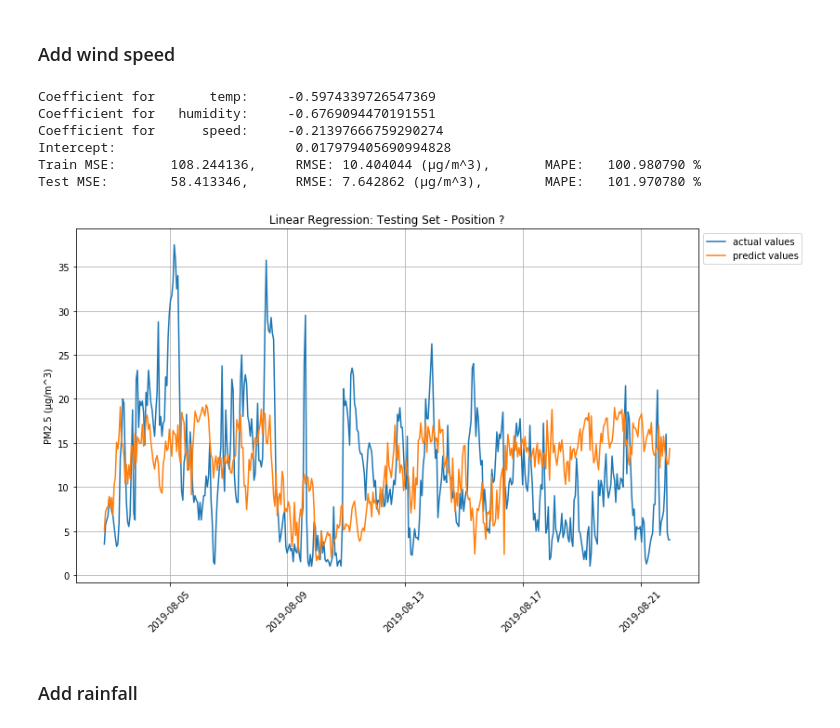
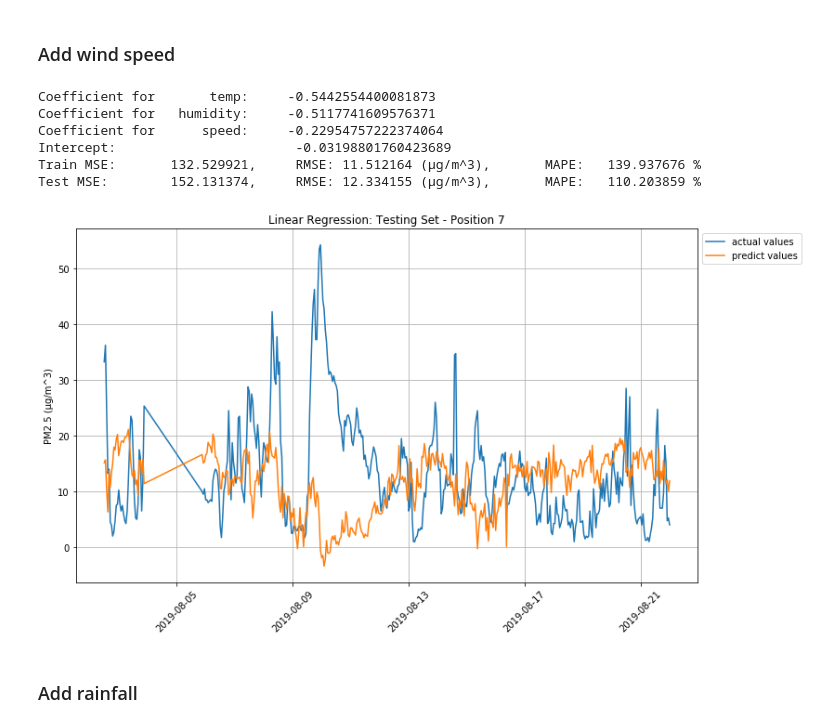
Before and after one commit to kevin110604/pm2.5_training, a Jupyter notebook: pm2.5_training_notebook.ipynb, the cells around one changed output. Saved outputs shown, nothing was run; the diff lists cells and outputs as text; code cells hidden in the pictures.

```diff
--- a/pm2.5_training_notebook.ipynb
+++ b/pm2.5_training_notebook.ipynb
@@ -579,8 +647,8 @@ wind = pd.DataFrame(wind_data)
 wind.set_index(['month', 'day', 'hour'], inplace=True)
 # %%
 # Load data
-pos = 3
-data3 = get_data_by_pos(3)
+pos = 7
+data3 = get_data_by_pos(pos)
 df3 = pd.DataFrame(data3)
 # Input time
 if pos == 2:
@@ -673,40 +741,40 @@ s = std_all['pm2.5']
 
 test_df_ori = test_df['pm2.5'] * s + m
 # Calculate MSE, MAPE for training set & test set
 
 def mean_absolute_percentage_error(y_true, y_pred):
     y_true, y_pred = np.array(y_true), np.array(y_pred)
     return np.mean(np.abs((y_true - y_pred) / y_true)) * 100
 
 train_mse = metrics.mean_squared_error(y_ori, predict_train_y_ori)
 test_mse = metrics.mean_squared_error(test_y_ori, predict_y_ori)
 
 train_mape = mean_absolute_percentage_error(y_ori, predict_train_y_ori)
 test_mape = mean_absolute_percentage_error(test_y_ori, predict_y_ori)
 
 print('Train MSE:\t %f,\t RMSE: %f (μg/m^3),\t MAPE:\t %f %%' % (train_mse, np.sqrt(train_mse), train_mape))
 print('Test MSE:\t %f,\t RMSE: %f (μg/m^3),\t MAPE:\t %f %%' % (test_mse, np.sqrt(test_mse), test_mape))
 # Add explicitly converter
 pd.plotting.register_matplotlib_converters()
 # Plt
 plt.figure(figsize=(12, 7))
 # plt.plot(test_df['time'], test_df_ori, label='actual values')
 plt.plot(test_df['time_shift'], test_y_ori, label='actual values')
 plt.plot(test_df['time_shift'], predict_y_ori, label='predict values')
 plt.xticks(rotation=45)
 plt.ylabel('Time')
 plt.ylabel('PM2.5 (μg/m^3)')
 plt.legend(loc='upper left', bbox_to_anchor=(1,1))
-plt.title('Linear Regression: Testing Set - Position ?')
+plt.title('Linear Regression: Testing Set - Position %d' % pos)
 plt.grid()
 plt.show()
 # %% [output]
-Coefficient for       temp:     -0.5974339726547369
-Coefficient for   humidity:     -0.6769094470191551
-Coefficient for      speed:     -0.21397666759290274
-Intercept:                       0.017979405690994828
-Train MSE:       108.244136,     RMSE: 10.404044 (μg/m^3),       MAPE:   100.980790 %
-Test MSE:        58.413346,      RMSE: 7.642862 (μg/m^3),        MAPE:   101.970780 %
+Coefficient for       temp:     -0.5442554400081873
+Coefficient for   humidity:     -0.5117741609576371
+Coefficient for      speed:     -0.22954757222374064
+Intercept:                       -0.03198801760423689
+Train MSE:       132.529921,     RMSE: 11.512164 (μg/m^3),       MAPE:   139.937676 %
+Test MSE:        152.131374,     RMSE: 12.334155 (μg/m^3),       MAPE:   110.203859 %
-[figure, old version]
+[figure, new version]
 # %% [markdown]
 ### Add rainfall
```
Also changed, not shown: parts of 20 cells of this notebook.
